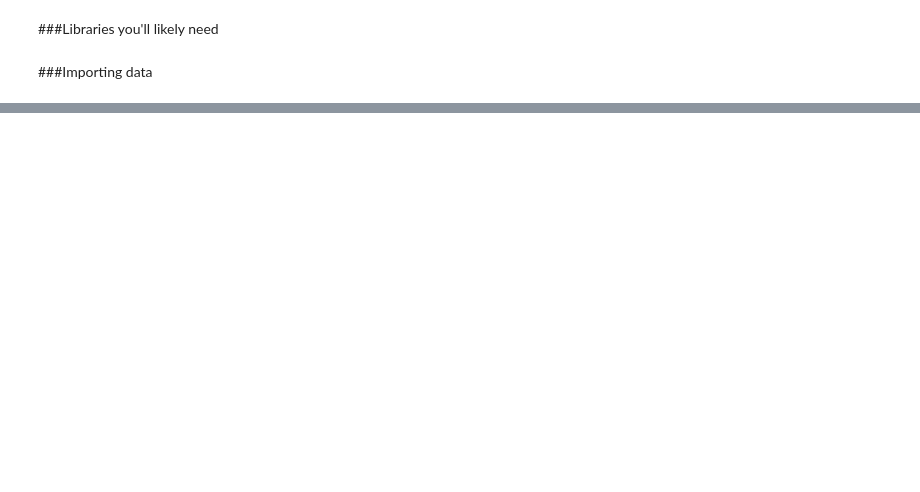
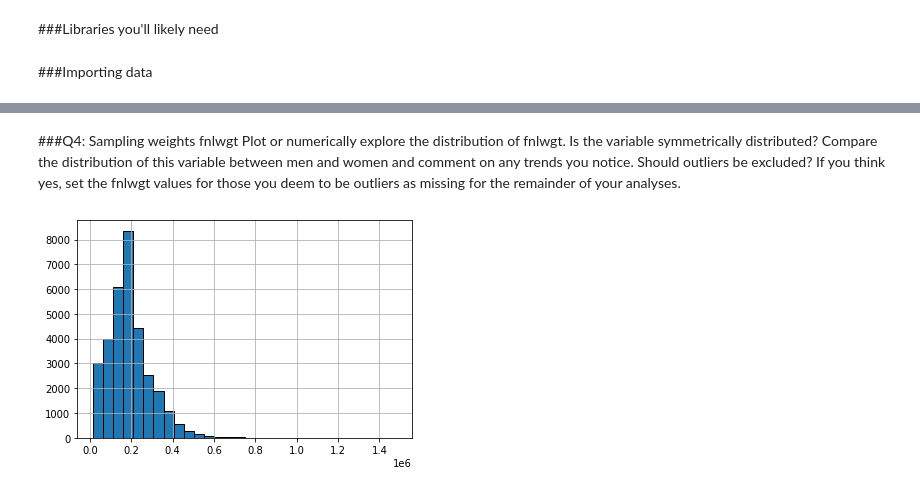
Before and after one commit to ChloeH88/working-hours-data-analysis, a Jupyter notebook: Assignment2.ipynb, the cells around one changed output, grey strips where cells are left out. Saved outputs shown, nothing was run; the diff lists cells and outputs as text; code cells hidden in the pictures; blank space fills up the shorter version.

```diff
--- a/Assignment2.ipynb
+++ b/Assignment2.ipynb
@@ -18,0 +122,10 @@ income94.columns = ['age','workclass', 'fnlwgt','education','education_num','mar
+# %% [markdown]
+###Q4: Sampling weights fnlwgt
+Plot or numerically explore the distribution of fnlwgt. Is the variable symmetrically distributed? Compare the distribution of this variable between men and women and comment on any trends you notice. Should outliers be excluded? If you think yes, set the fnlwgt values for those you deem to be outliers as missing for the remainder of your analyses.
+# %%
+# Plot
+income94['fnlwgt'].hist(bins=30, edgecolor="black")
+plt.show()
+# fnlwgt is not symmetrically distributed; it's right skewed
+# %% [output]
+[figure, added]
```
Also changed, not shown: parts of 50 cells of this notebook.
